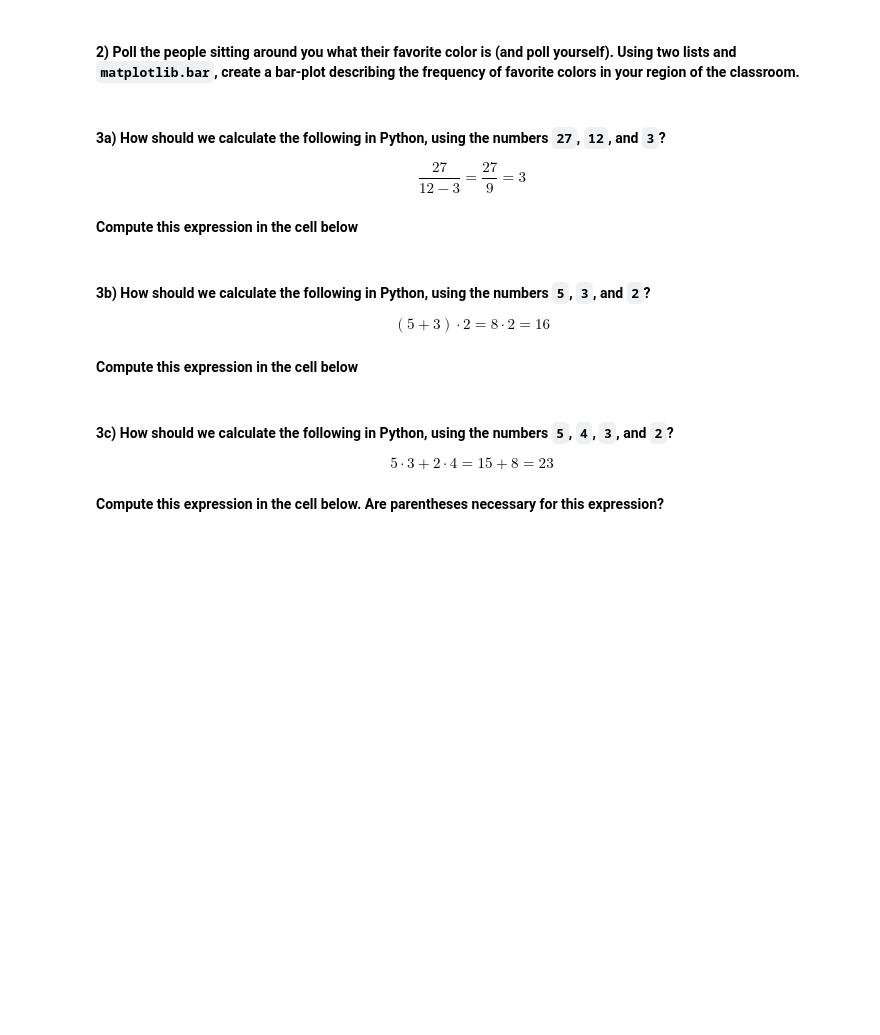
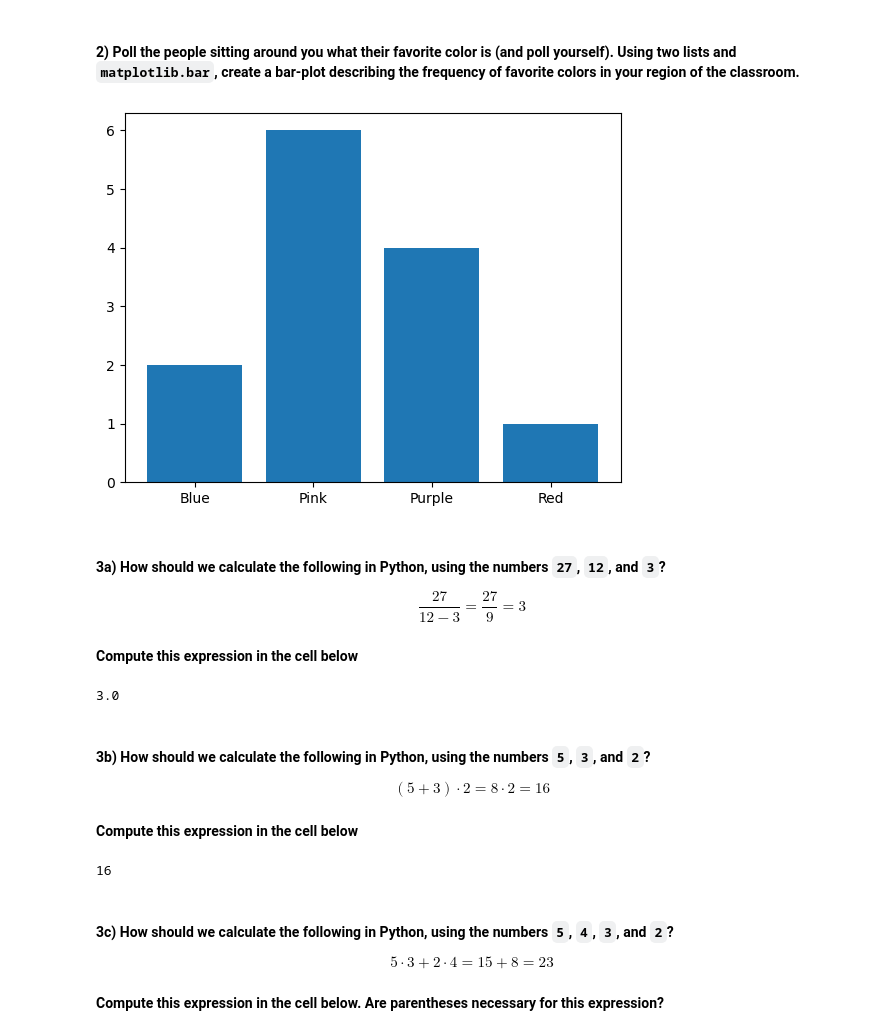
Before and after one commit to yjprk/datasci151spring2026, a Jupyter notebook: notes/lecture_06/yejee lecture 6 /lecture_06.ipynb, the cells around one changed output. Drawn from its saved outputs; the diff is of its cells as text; code cells hidden in the pictures; blank space fills up the shorter version.

```diff
--- a/notes/lecture_06/yejee lecture 6 /lecture_06.ipynb
+++ b/notes/lecture_06/yejee lecture 6 /lecture_06.ipynb
@@ -411,6 +419,12 @@ Wildflower (Billie Eilish)
 #### **2)** Poll the people sitting around you what their favorite color is (and poll yourself). Using two lists and `matplotlib.bar`, create a bar-plot describing the frequency of favorite colors in your region of the classroom.
 # %%
 import matplotlib.pyplot as plt
+categories = ["Blue", "Pink", "Purple", "Red"]
+count = [2,6,4,1]
+plt.bar(x=categories, height = count)
+plt.show()
+# %% [output]
+[figure, added]
 # %% [markdown]
 #### **3a)** How should we calculate the following in Python, using the numbers `27`, `12`, and `3`?
 
@@ -420,6 +434,11 @@ $$ \frac{27}{12 - 3} = \frac{27}{9} = 3$$
 # %%
 # Calculate the expression above using the numbers 27, 12, 3
 # Print the value -- you should get the number 3
+
+import numpy as np
+27/(12-3)
+# %% [output]
+3.0
 # %% [markdown]
 #### **3b)** How should we calculate the following in Python, using the numbers `5`, `3`, and `2`?
 
@@ -429,6 +448,10 @@ $$ (5 + 3)\cdot 2 = 8 \cdot 2 = 16$$
 # %%
 # Calculate the expression above using the numbers 5, 3, 2
 # Print the value -- you should get the number 16
+
+(5+3)*2
+# %% [output]
+16
 # %% [markdown]
 #### **3c)** How should we calculate the following in Python, using the numbers `5`, `4`, `3`, and `2`?
 
```
Also changed, not shown: parts of 10 cells of this notebook.
